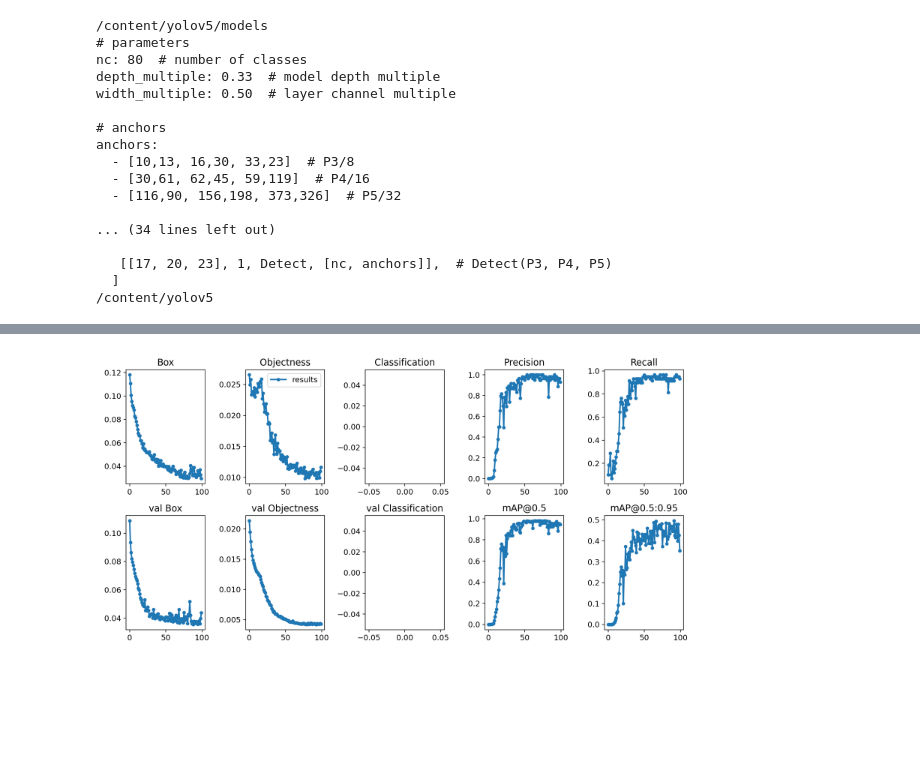
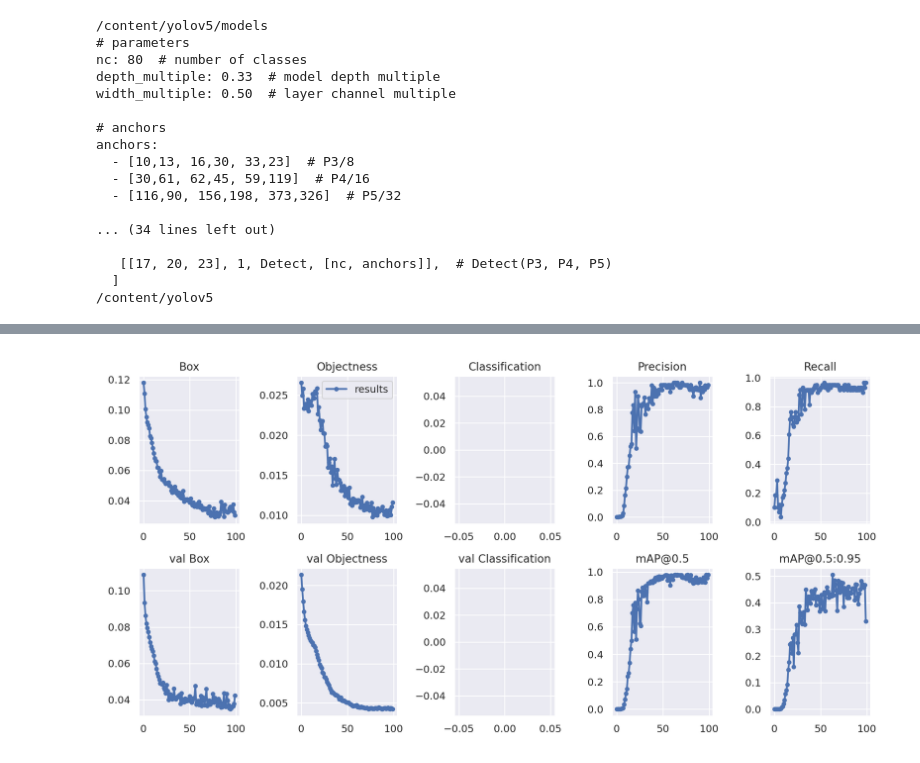
Before and after one commit to yashgupta417/ANPR, a Jupyter notebook: yolov5.ipynb, the cells around one changed output, grey strips where cells are left out. Cells and saved outputs as stored; diff of their text form; code cells hidden in the pictures; blank space fills up the shorter version.

Commit message:
train and tested model together

```diff
--- a/yolov5.ipynb
+++ b/yolov5.ipynb
@@ -100,6 +101,10 @@ wandb: Synced exp2: https://wandb.ai/yashgupta417/YOLOv5/runs/25s82v17
-# %%
-Image('/content/yolov5/runs/train/exp2/results.png',width=600)
-# %% [output]
-[figure, removed]
+# %%
+import cv2
+from google.colab.patches import cv2_imshow
+
+img=cv2.imread('/content/yolov5/runs/train/exp/results.png')
+cv2_imshow(img)
+# %% [output]
+[figure, added]
 # %%
 test_img='/content/drive/MyDrive/car-dataset/images/Cars0.png'
```
Also changed, not shown: parts of 7 cells of this notebook.
